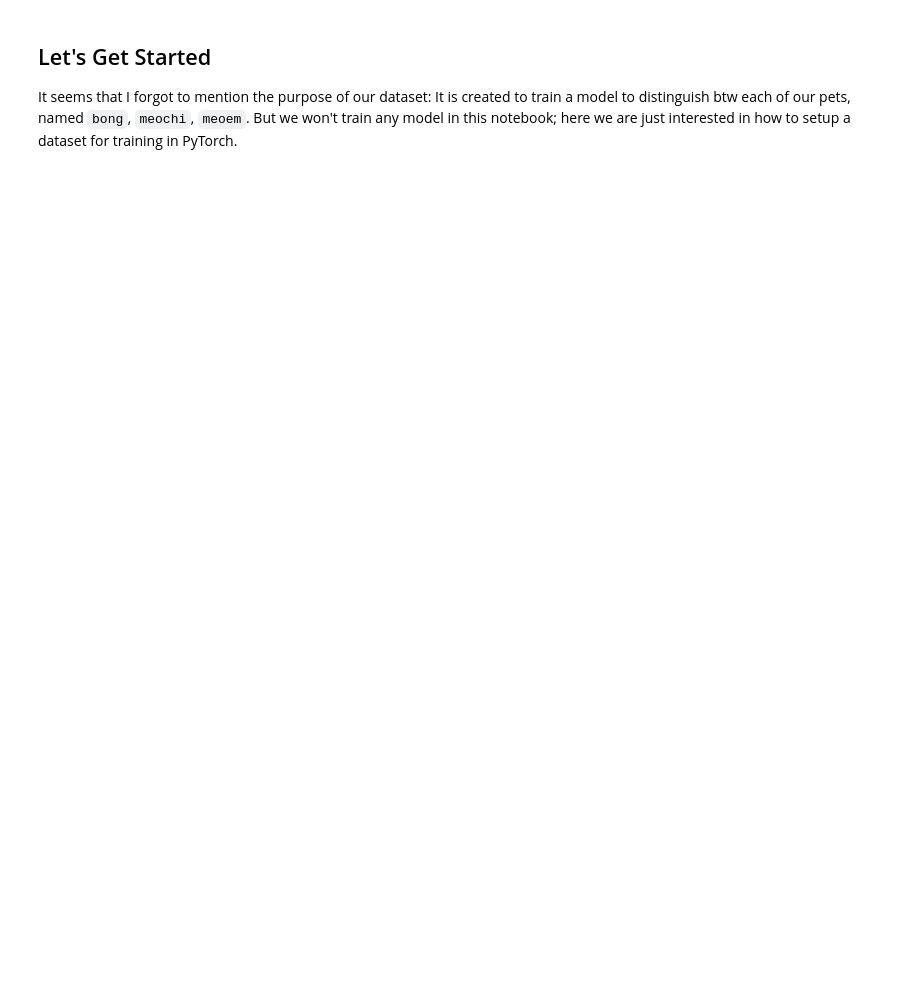
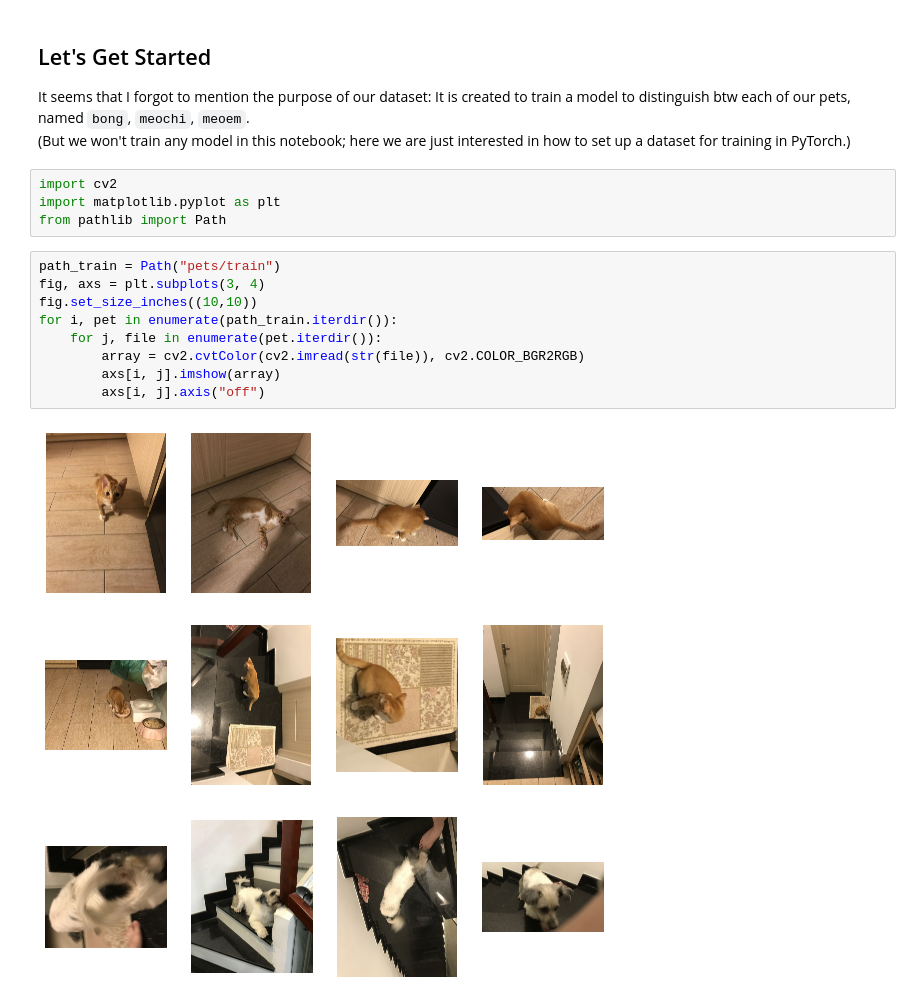
Before and after one commit to phunc20/ML-frameworks, a Jupyter notebook: pytorch/tutorials/Dataset_DataLoader/01-flexibility.ipynb, the cells around one changed output. Drawn from its saved outputs; the diff is of its cells as text; blank space fills up the shorter version.

Commit message:
Dataset, DataLoader 1st note: DONE

```diff
--- a/pytorch/tutorials/Dataset_DataLoader/01-flexibility.ipynb
+++ b/pytorch/tutorials/Dataset_DataLoader/01-flexibility.ipynb
@@ -63,4 +66,20 @@ These are the photos of the pets I raise taken by the camera of a smart phone. I
 **Rmk.** Of course, real-life image dataset won't contain so few images. I just hope that this toy example will help others and myself understand/review PyTorch's `Dataset` and `DataLoader`.
 # %% [markdown]
 ## Let's Get Started
-It seems that I forgot to mention the purpose of our dataset: It is created to train a model to distinguish btw each of our pets, named `bong`, `meochi`, `meoem`. But we won't train any model in this notebook; here we are just interested in how to setup a dataset for training in PyTorch.
+It seems that I forgot to mention the purpose of our dataset: It is created to train a model to distinguish btw each of our pets, named `bong`, `meochi`, `meoem`.<br>
+(But we won't train any model in this notebook; here we are just interested in how to set up a dataset for training in PyTorch.)
+# %%
+import cv2
+import matplotlib.pyplot as plt
+from pathlib import Path
+# %%
+path_train = Path("pets/train")
+fig, axs = plt.subplots(3, 4)
+fig.set_size_inches((10,10))
+for i, pet in enumerate(path_train.iterdir()):
+    for j, file in enumerate(pet.iterdir()):
+        array = cv2.cvtColor(cv2.imread(str(file)), cv2.COLOR_BGR2RGB)
+        axs[i, j].imshow(array)
+        axs[i, j].axis("off")
+# %% [output]
+[figure, added]
```
Also changed, not shown: parts of 44 cells of this notebook, 3 other files.
